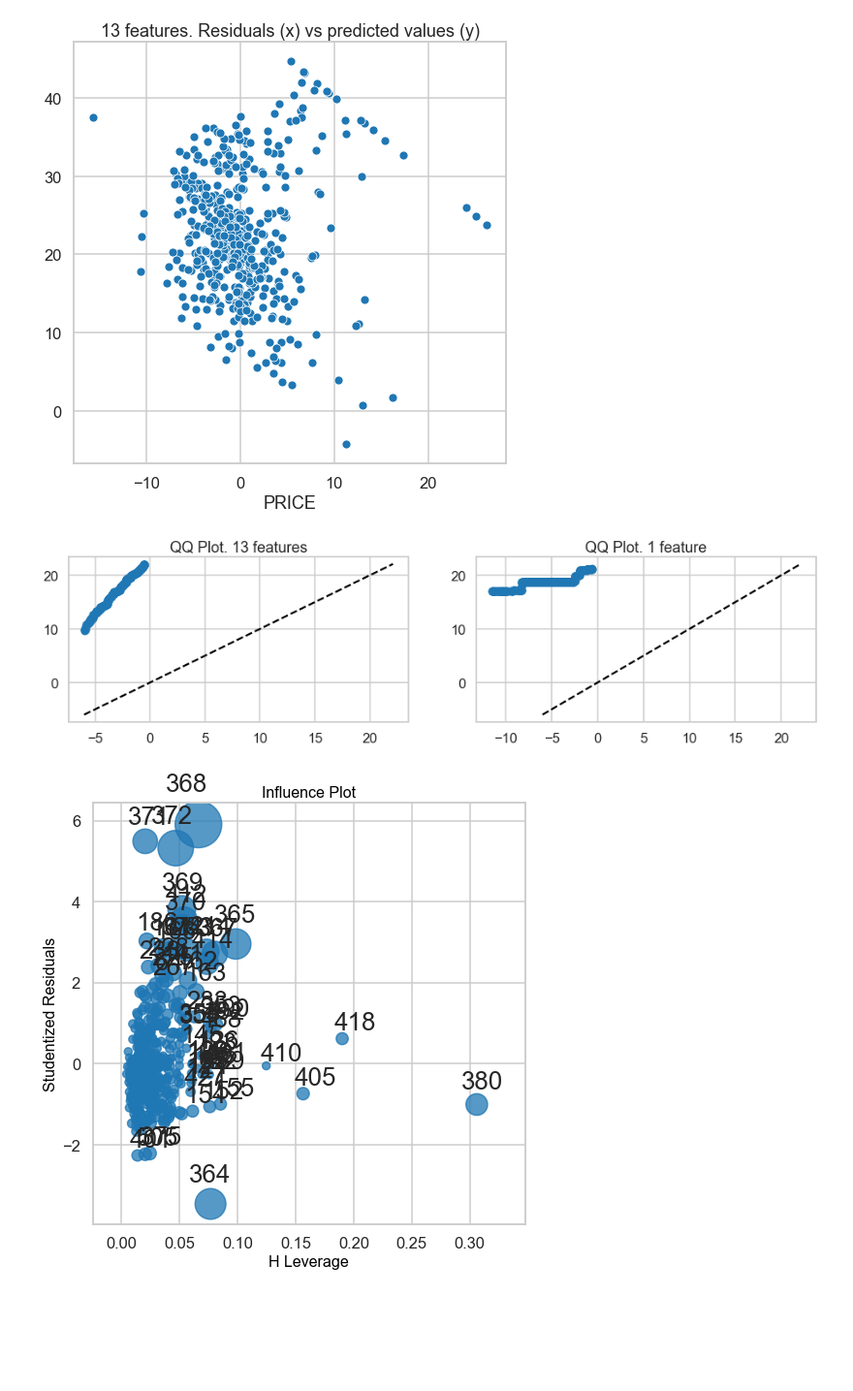
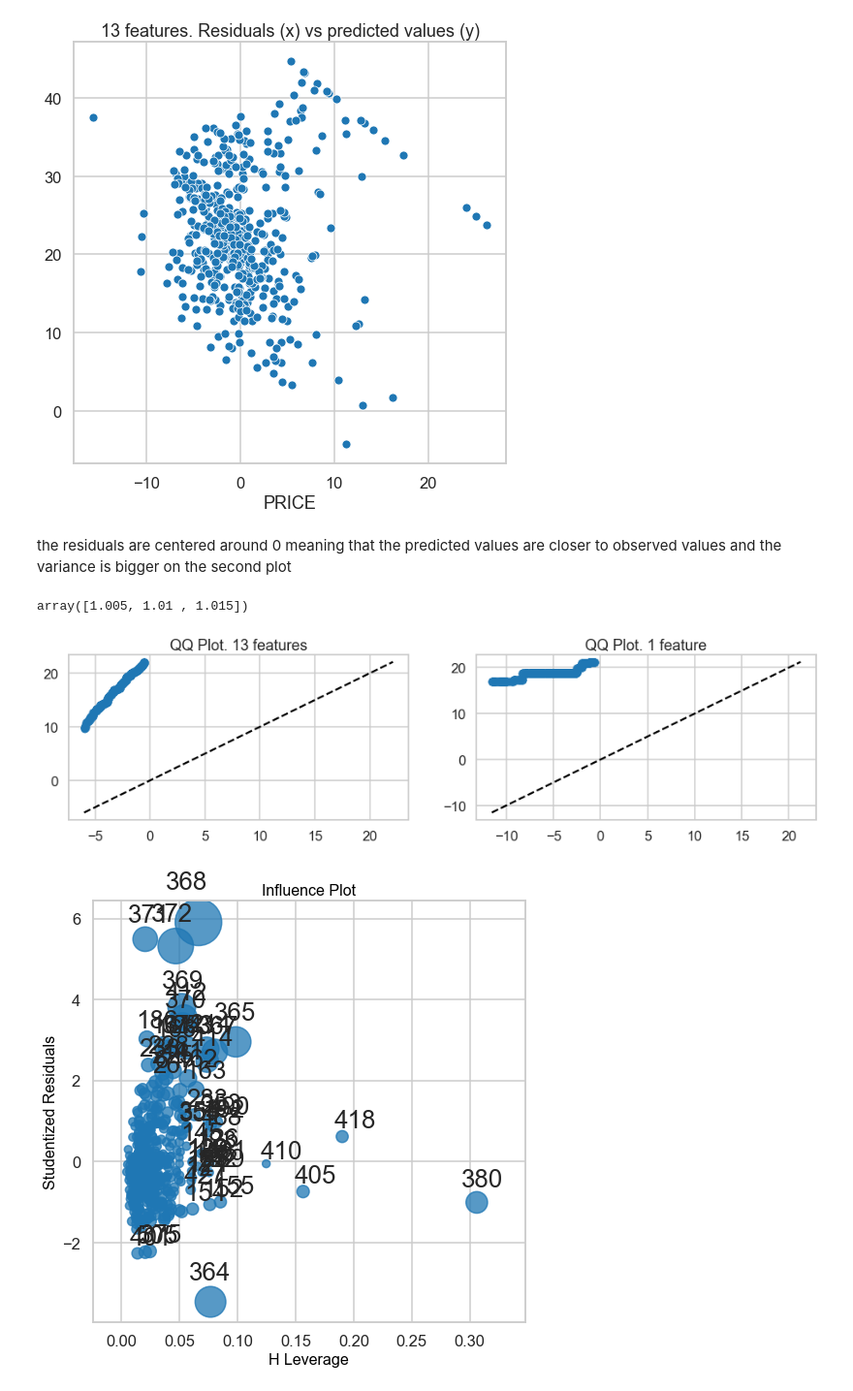
Before and after one commit to yegorkryukov/springboard, a Jupyter notebook: 11.4.1/Mini_Project_Linear_Regression.ipynb, the cells around one changed output. Shown at 97% size. Cells and saved outputs as stored; diff of their text form; code cells hidden in the pictures; blank space fills up the shorter version.

```diff
--- a/11.4.1/Mini_Project_Linear_Regression.ipynb
+++ b/11.4.1/Mini_Project_Linear_Regression.ipynb
@@ -1128,31 +1179,42 @@ sns.scatterplot(x=(y-y_hat), y=y_hat)\
 # %% [output]
 Text(0.5, 1.0, '13 features. Residuals (x) vs predicted values (y)')
 [figure]
+# %% [markdown]
+the residuals are centered around 0 meaning that the predicted values are closer to observed values
+and the variance is bigger on the second plot
+# %%
+np.percentile([1, 2, 3], [.25,.50,0.75])
+# %% [output]
+array([1.005, 1.01 , 1.015])
 # %%
 rcParams['figure.figsize'] = 16, 8
 
 percs = np.linspace(min(y), max(y), len(y))
 
 plt.subplot(221)
 y_hat = lm.predict(X)
 qn_a = np.percentile(y-y_hat, percs)
 qn_b = np.percentile(y_hat, percs)
 plt.plot(qn_a,qn_b, ls="", marker="o")
+x = np.linspace(np.min((qn_a.min(),qn_b.min())), np.max((qn_a.max(),qn_b.max())))
+
+
 plt.plot(x,x, color="k", ls="--")
 plt.title('QQ Plot. 13 features')
 
 plt.subplot(222)
 y_hat = lm2.predict(X2)
 qn_a = np.percentile(y-y_hat, percs)
 qn_b = np.percentile(y_hat, percs)
 plt.plot(qn_a,qn_b, ls="", marker="o")
+x = np.linspace(np.min((qn_a.min(),qn_b.min())), np.max((qn_a.max(),qn_b.max())))
 plt.plot(x,x, color="k", ls="--")
 plt.title('QQ Plot. 1 feature')
-# x = np.linspace(np.min((qn_a.min(),qn_b.min())), np.max((qn_a.max(),qn_b.max())))
+
 
 plt.show()
 # %% [output]
-[figure, old version]
+[figure, new version]
 # %%
 sm.graphics.influence_plot(m_all13)
 plt.show()
```
Also changed, not shown: parts of 6 cells of this notebook, 1 other file.
